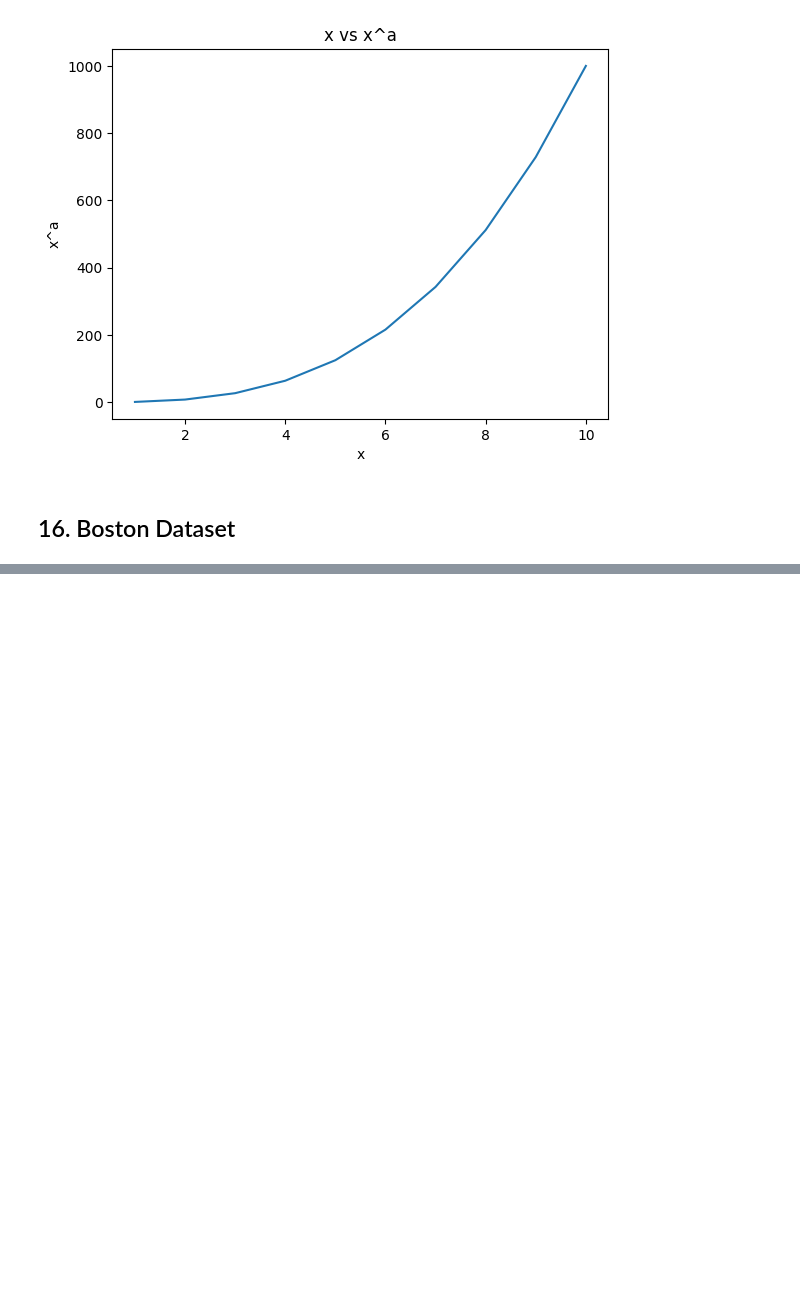
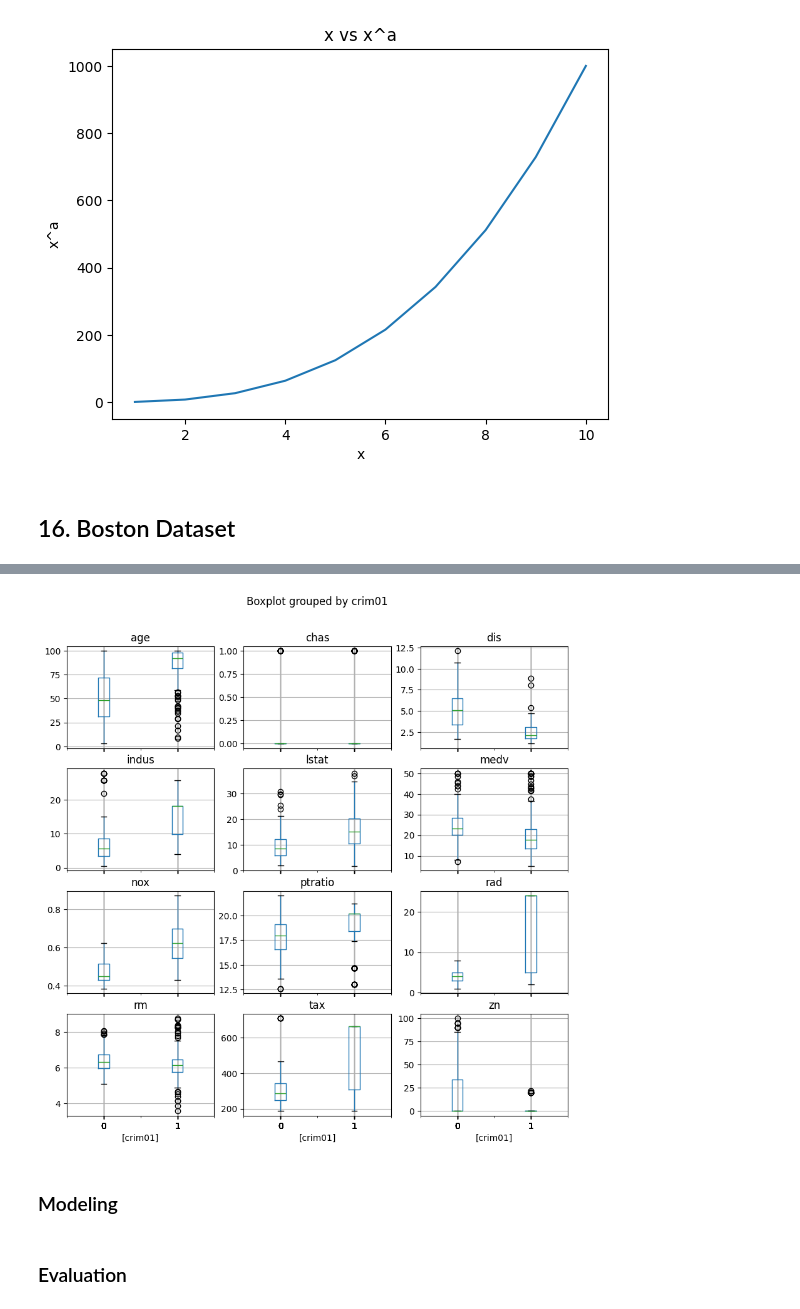
Before and after one commit to NDubelovskyi/ISLP, a Jupyter notebook: Chapter 4 Application.ipynb, the cells around one changed output, grey strips where cells are left out. Saved outputs shown, nothing was run; the diff lists cells and outputs as text; code cells hidden in the pictures; blank space fills up the shorter version.

```diff
--- a/Chapter 4 Application.ipynb
+++ b/Chapter 4 Application.ipynb
@@ -671,0 +693,6 @@ PlotPower(np.arange(1, 11), 3)
+# %%
+Boston.boxplot(by='crim01', sharey=False, figsize=(10,10));
+# %% [output]
+[figure, added]
+# %% [markdown]
+### Modeling
@@ -671,0 +767,2 @@ PlotPower(np.arange(1, 11), 3)
+# %% [markdown]
+### Evaluation
```
Also changed, not shown: parts of 13 cells of this notebook.
